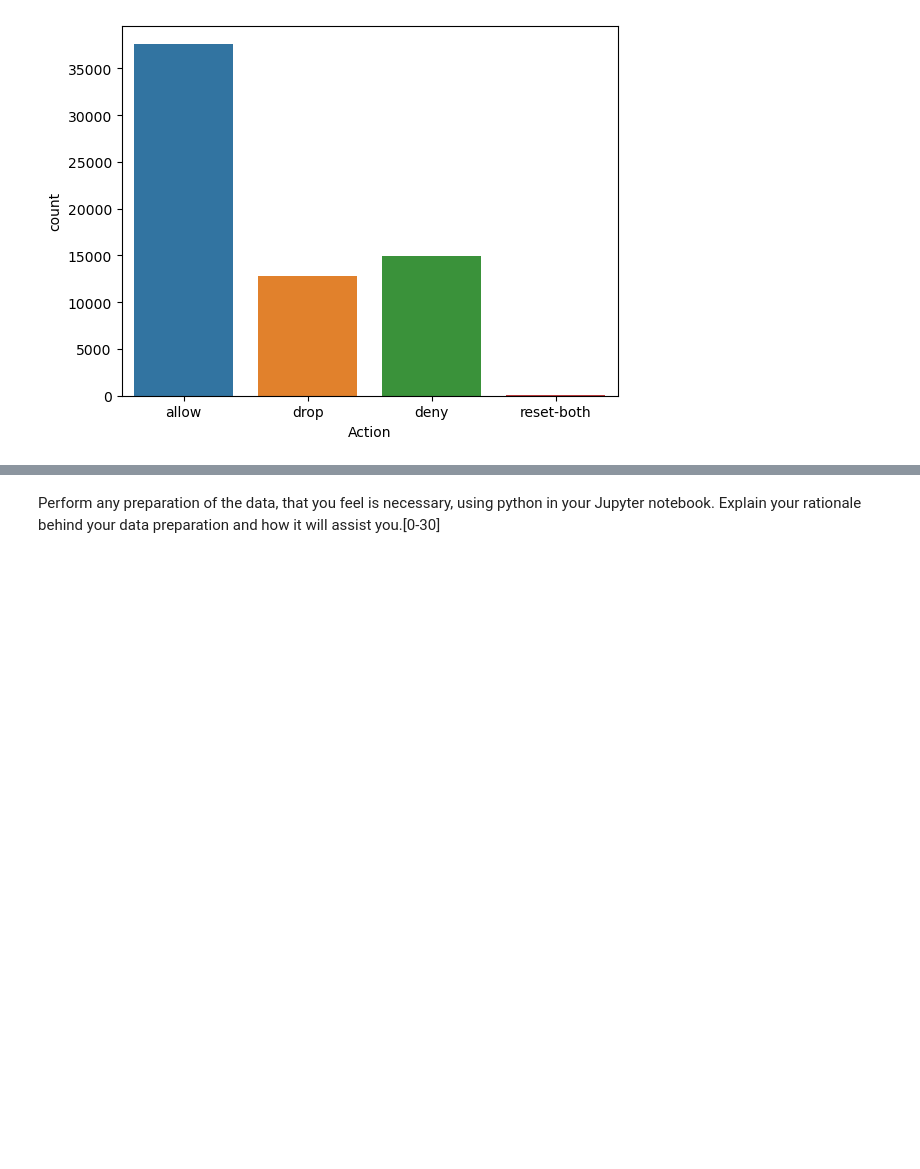
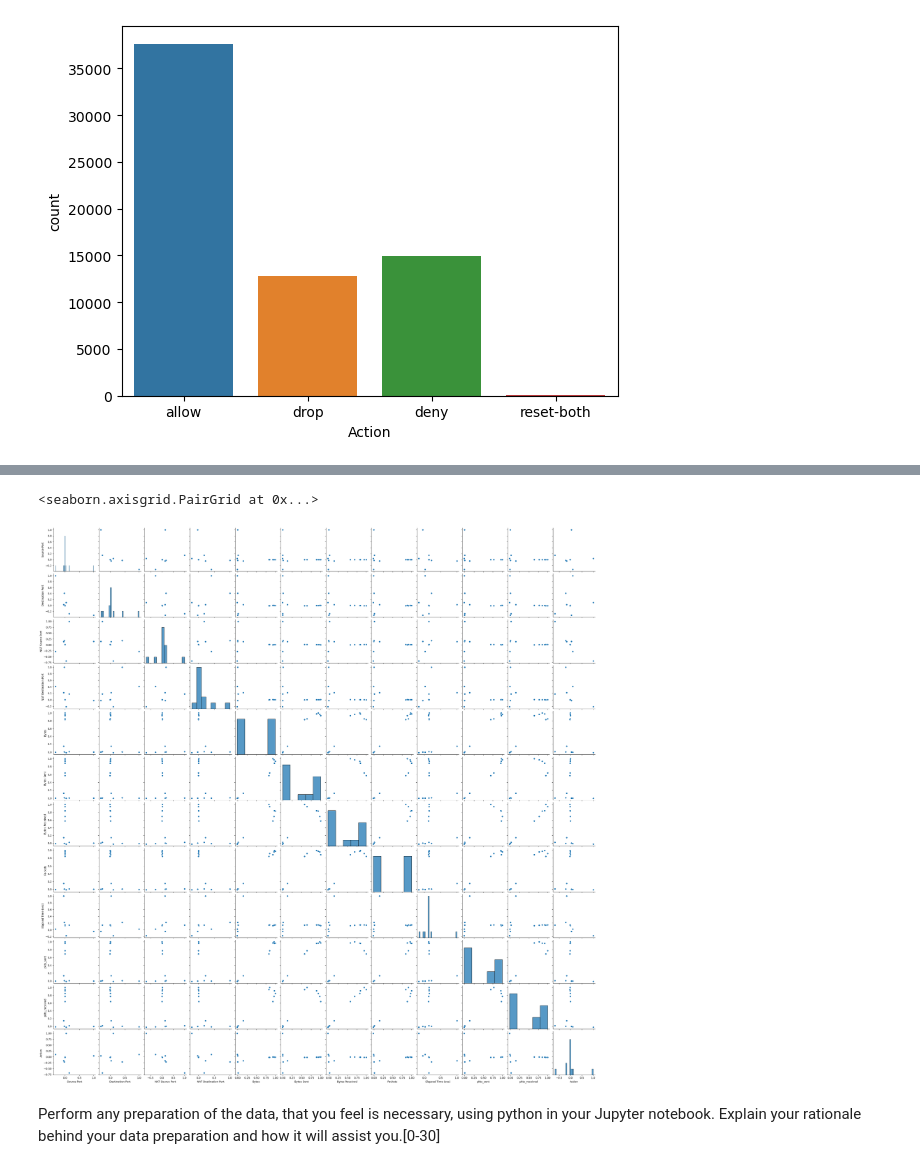
Before and after one commit to tamirisrd/ML_CA1, a Jupyter notebook: TamirisRodriguesDuarte_ML_CA1.ipynb, the cells around one changed output, grey strips where cells are left out. Cells and saved outputs as stored; diff of their text form; code cells hidden in the pictures; blank space fills up the shorter version.

```diff
--- a/TamirisRodriguesDuarte_ML_CA1.ipynb
+++ b/TamirisRodriguesDuarte_ML_CA1.ipynb
@@ -95,5 +119,8 @@ plt.show()
 # %%
-sns.pairplot(df)
+sns.pairplot(correlation_action)
+# %% [output]
+<seaborn.axisgrid.PairGrid at 0x...>
+[figure, added]
 # %% [markdown]
 Perform any preparation of the data, that you feel is necessary, using python in your Jupyter notebook. Explain your rationale behind your data preparation and how it will assist you.[0-30]
 # %% [markdown]
```
Also changed, not shown: parts of 3 cells of this notebook.
